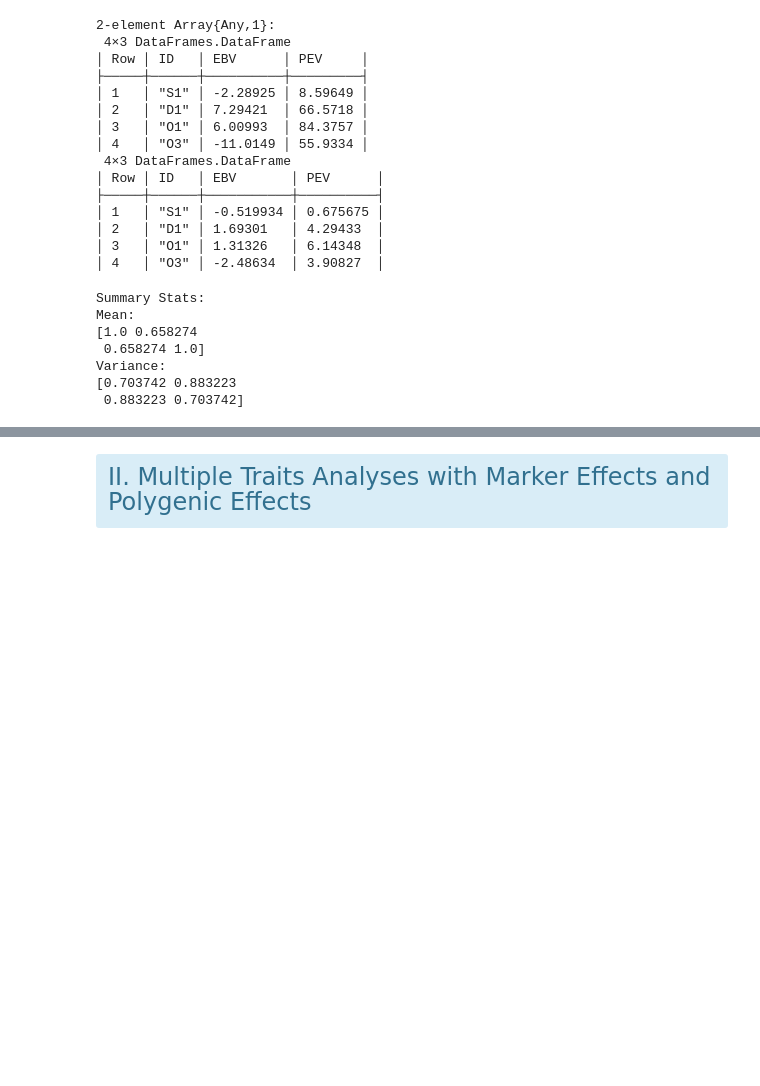
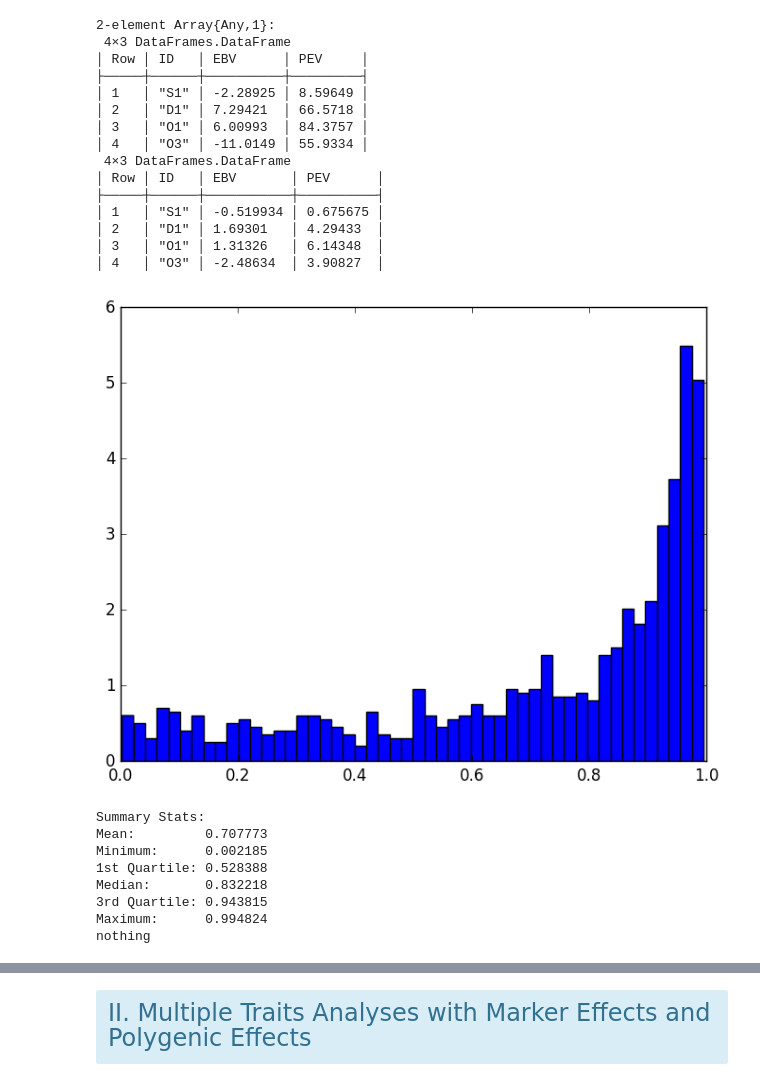
Before and after one commit to reworkhow/JWAS.jl, a Jupyter notebook: docs/MT/2.3.Multivariate_Linear_Mixed_Effects_Model_with_Genomic_Data.ipynb, the cells around one changed output, grey strips where cells are left out. Saved outputs shown, nothing was run; the diff lists cells and outputs as text; code cells hidden in the pictures; blank space fills up the shorter version.

```diff
--- a/docs/MT/2.3.Multivariate_Linear_Mixed_Effects_Model_with_Genomic_Data.ipynb
+++ b/docs/MT/2.3.Multivariate_Linear_Mixed_Effects_Model_with_Genomic_Data.ipynb
@@ -130,13 +130,16 @@ samples4R=out["MCMC samples for residual covariance matrix"];
 samples4h2=get_heritability(samples4G,samples4R);
 # %%
 samples_genetic_correlation=get_genetic_correlations(samples4G);
-# %%
-QTL.describe(samples_genetic_correlation);
-# %% [output]
-Summary Stats:
-Mean:
-[1.0 0.658274
- 0.658274 1.0]
-Variance:
-[0.703742 0.883223
- 0.883223 0.703742]
+# %%
+#heritability for trait 2
+QTL.describe(samples4h2,index=1);
+# %% [output]
+[figure, added]
+Summary Stats:
+Mean:         0.707773
+Minimum:      0.002185
+1st Quartile: 0.528388
+Median:       0.832218
+3rd Quartile: 0.943815
+Maximum:      0.994824
+nothing
```
Also changed, not shown: parts of 4 cells of this notebook.
